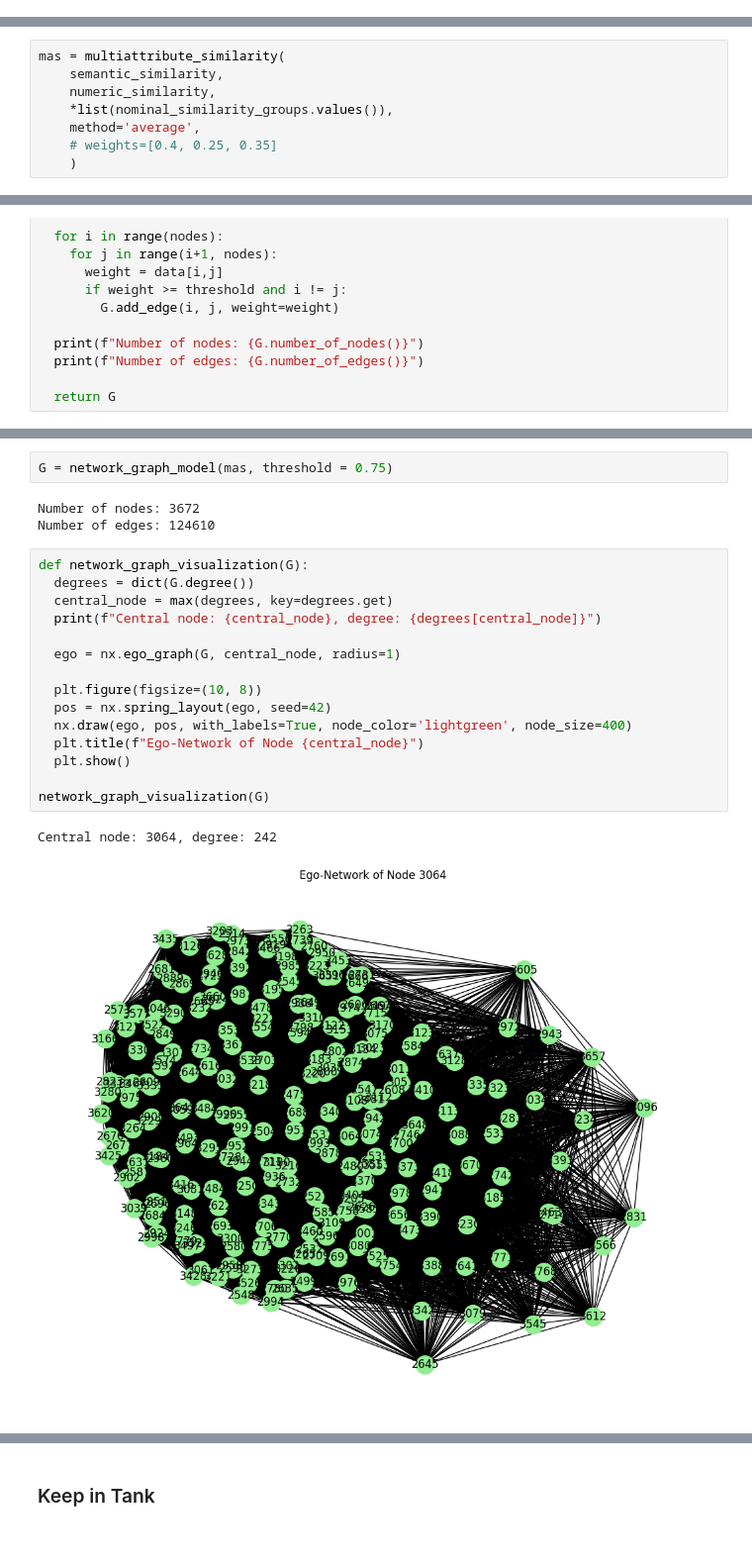
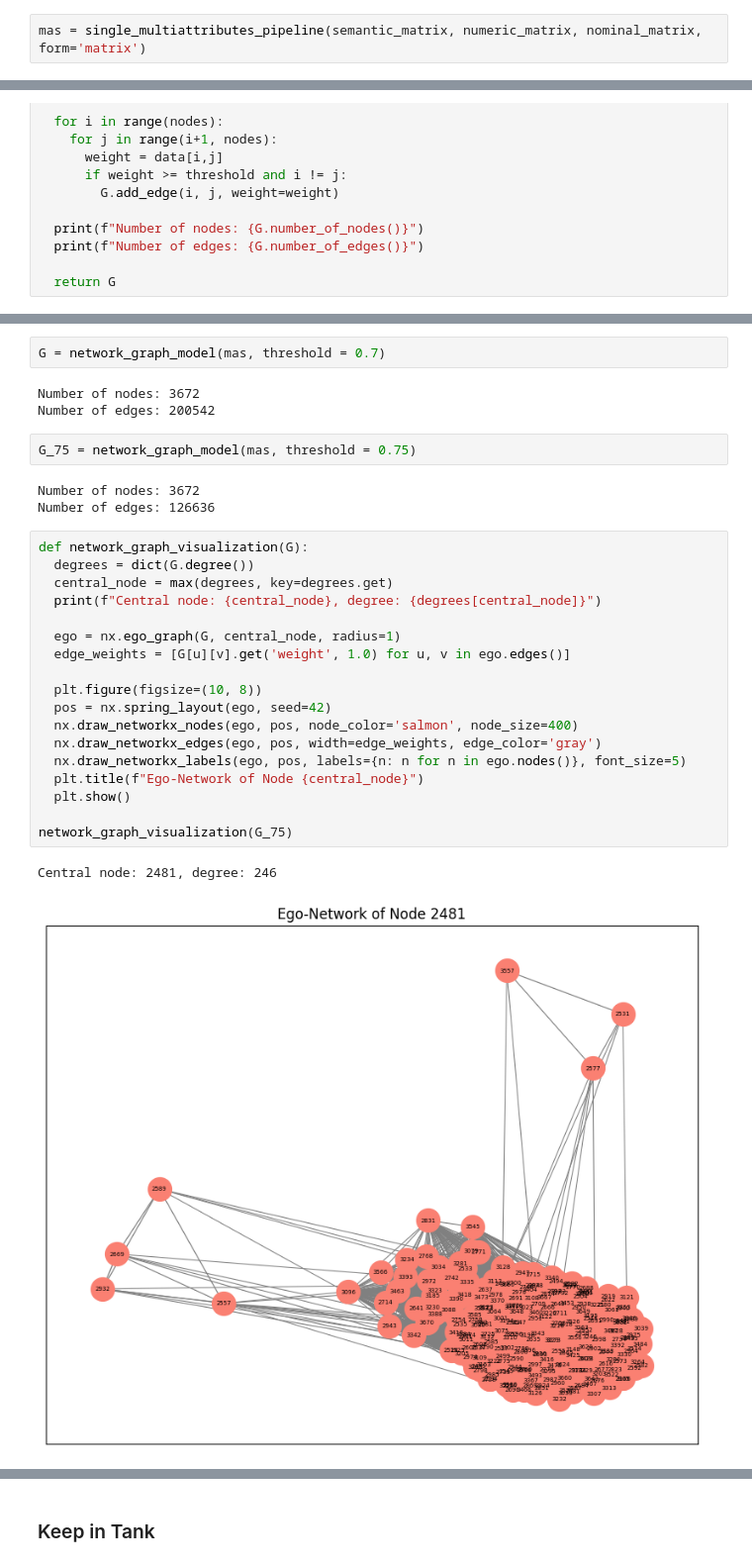
Before and after one commit to MuhammadRhakan/alternative, a Jupyter notebook: 2_Alternate_Data_Pipeline.ipynb, the cells around one changed output, grey strips where cells are left out. Shown at 99% size. Drawn from its saved outputs; the diff is of its cells as text.

```diff
--- a/2_Alternate_Data_Pipeline.ipynb
+++ b/2_Alternate_Data_Pipeline.ipynb
@@ -371,0 +386,2 @@ array([[1.        , 0.7786244 , 0.37130636, ..., 0.34173508, 0.35790267,
+# %%
+mas = single_multiattributes_pipeline(semantic_matrix, numeric_matrix, nominal_matrix, form='matrix')
@@ -394,8 +444,0 @@ def multiattribute_similarity(*similarities, method=None, weights=None):
-# %%
-mas = multiattribute_similarity(
-    semantic_similarity,
-    numeric_similarity,
-    *list(nominal_similarity_groups.values()),
-    method='average',
-    # weights=[0.4, 0.25, 0.35]
-    )
@@ -480,25 +519,33 @@ Number of edges: 242
 | 8 | 0.90 | 0.000146 | 0.075224 | 3109 | 0.005991 |
 | 9 | 0.95 | 0.000036 | 0.022667 | 3501 | 0.003813 |
 # %%
-G = network_graph_model(mas, threshold = 0.75)
+G = network_graph_model(mas, threshold = 0.7)
 # %% [output]
 Number of nodes: 3672
-Number of edges: 124610
+Number of edges: 200542
+# %%
+G_75 = network_graph_model(mas, threshold = 0.75)
+# %% [output]
+Number of nodes: 3672
+Number of edges: 126636
 # %%
 def network_graph_visualization(G):
   degrees = dict(G.degree())
   central_node = max(degrees, key=degrees.get)
   print(f"Central node: {central_node}, degree: {degrees[central_node]}")
 
   ego = nx.ego_graph(G, central_node, radius=1)
+  edge_weights = [G[u][v].get('weight', 1.0) for u, v in ego.edges()]
 
   plt.figure(figsize=(10, 8))
   pos = nx.spring_layout(ego, seed=42)
-  nx.draw(ego, pos, with_labels=True, node_color='lightgreen', node_size=400)
+  nx.draw_networkx_nodes(ego, pos, node_color='salmon', node_size=400)
+  nx.draw_networkx_edges(ego, pos, width=edge_weights, edge_color='gray')
+  nx.draw_networkx_labels(ego, pos, labels={n: n for n in ego.nodes()}, font_size=5)
   plt.title(f"Ego-Network of Node {central_node}")
   plt.show()
 
-network_graph_visualization(G)
+network_graph_visualization(G_75)
 # %% [output]
-Central node: 3064, degree: 242
+Central node: 2481, degree: 246
-[figure, old version]
+[figure, new version]
```
Also changed, not shown: parts of 28 cells of this notebook.
